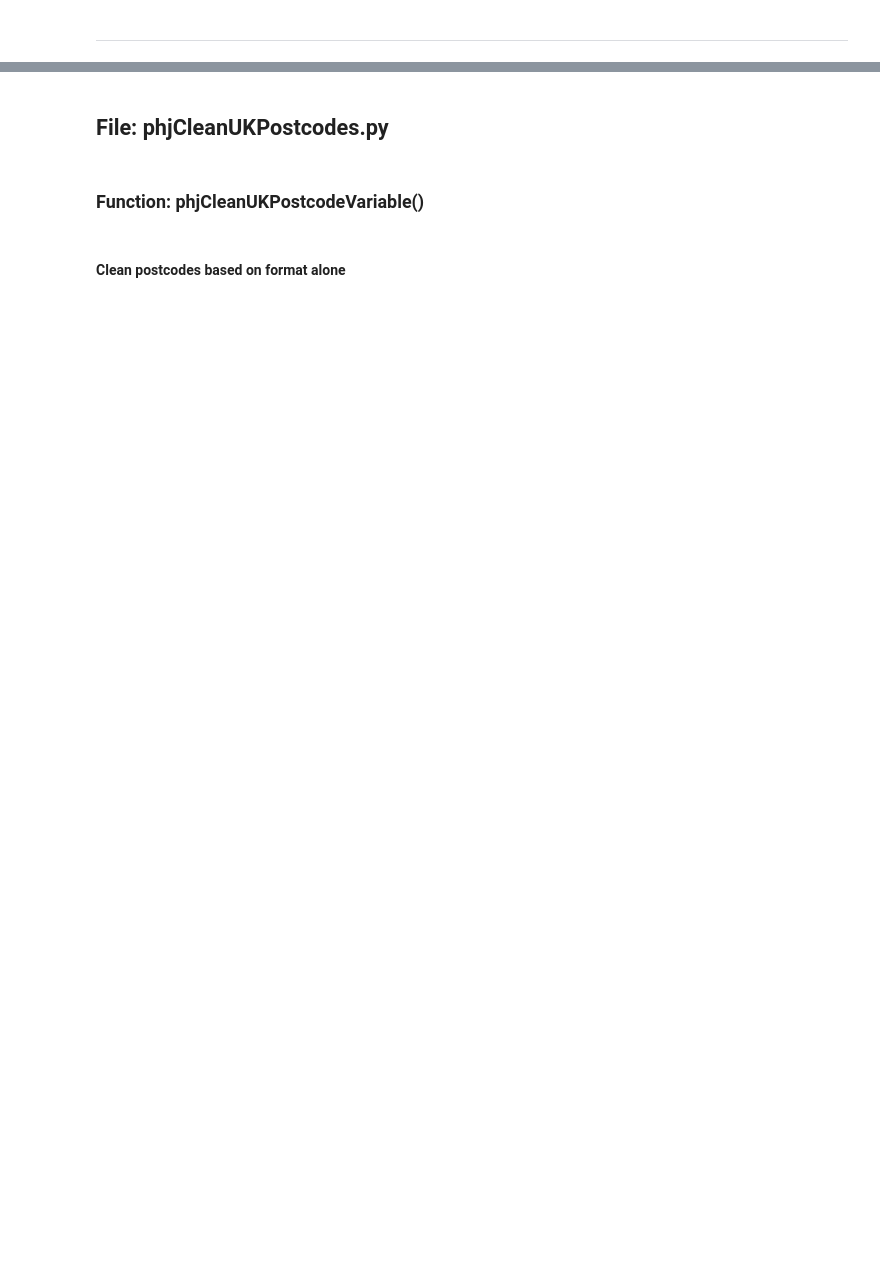
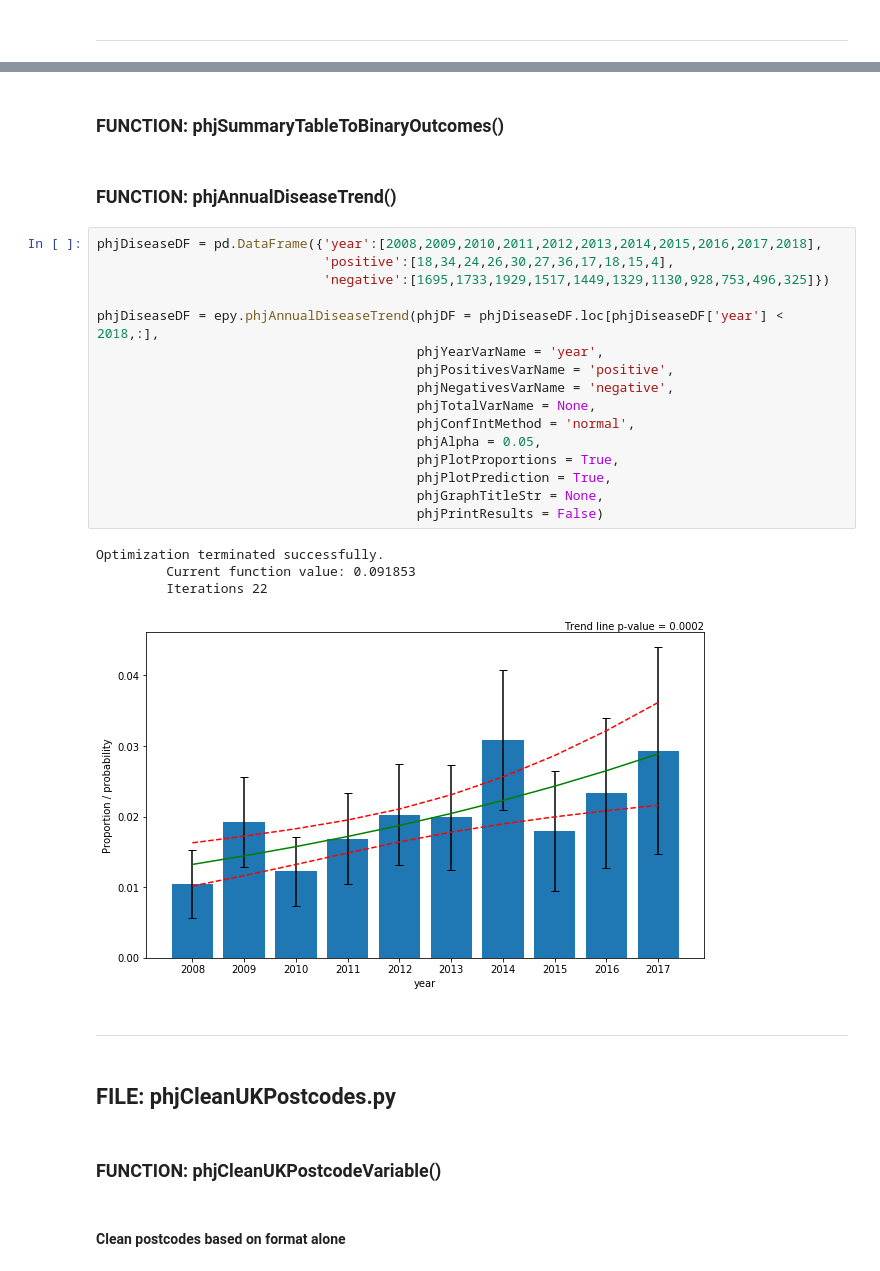
Before and after one commit to lvphj/epydemiology, a Jupyter notebook: phjTestingEpydemiologyFunctions.ipynb, the cells around one changed output, grey strips where cells are left out. Cells and saved outputs as stored; diff of their text form; blank space fills up the shorter version.

```diff
--- a/phjTestingEpydemiologyFunctions.ipynb
+++ b/phjTestingEpydemiologyFunctions.ipynb
@@ -130,7 +291,34 @@ e  0  1  1  1  0
+# %% [markdown]
+### FUNCTION: phjSummaryTableToBinaryOutcomes()
+# %% [markdown]
+### FUNCTION: phjAnnualDiseaseTrend()
+# %%
+phjDiseaseDF = pd.DataFrame({'year':[2008,2009,2010,2011,2012,2013,2014,2015,2016,2017,2018],
+                             'positive':[18,34,24,26,30,27,36,17,18,15,4],
+                             'negative':[1695,1733,1929,1517,1449,1329,1130,928,753,496,325]})
+
+phjDiseaseDF = epy.phjAnnualDiseaseTrend(phjDF = phjDiseaseDF.loc[phjDiseaseDF['year'] < 2018,:],
+                                         phjYearVarName = 'year',
+                                         phjPositivesVarName = 'positive',
+                                         phjNegativesVarName = 'negative',
+                                         phjTotalVarName = None,
+                                         phjConfIntMethod = 'normal',
+                                         phjAlpha = 0.05,
+                                         phjPlotProportions = True,
+                                         phjPlotPrediction = True,
+                                         phjGraphTitleStr = None,
+                                         phjPrintResults = False)
+# %% [output]
+Optimization terminated successfully.
+         Current function value: 0.091853
+         Iterations 22
+[figure, added]
+# %% [markdown]
+---
 # %% [markdown]
-## File: phjCleanUKPostcodes.py
+## FILE: phjCleanUKPostcodes.py
 # %% [markdown]
-### Function: phjCleanUKPostcodeVariable()
+### FUNCTION: phjCleanUKPostcodeVariable()
 # %% [markdown]
 #### Clean postcodes based on format alone
 # %%
```
Also changed, not shown: parts of 66 cells of this notebook, 2 other files.
